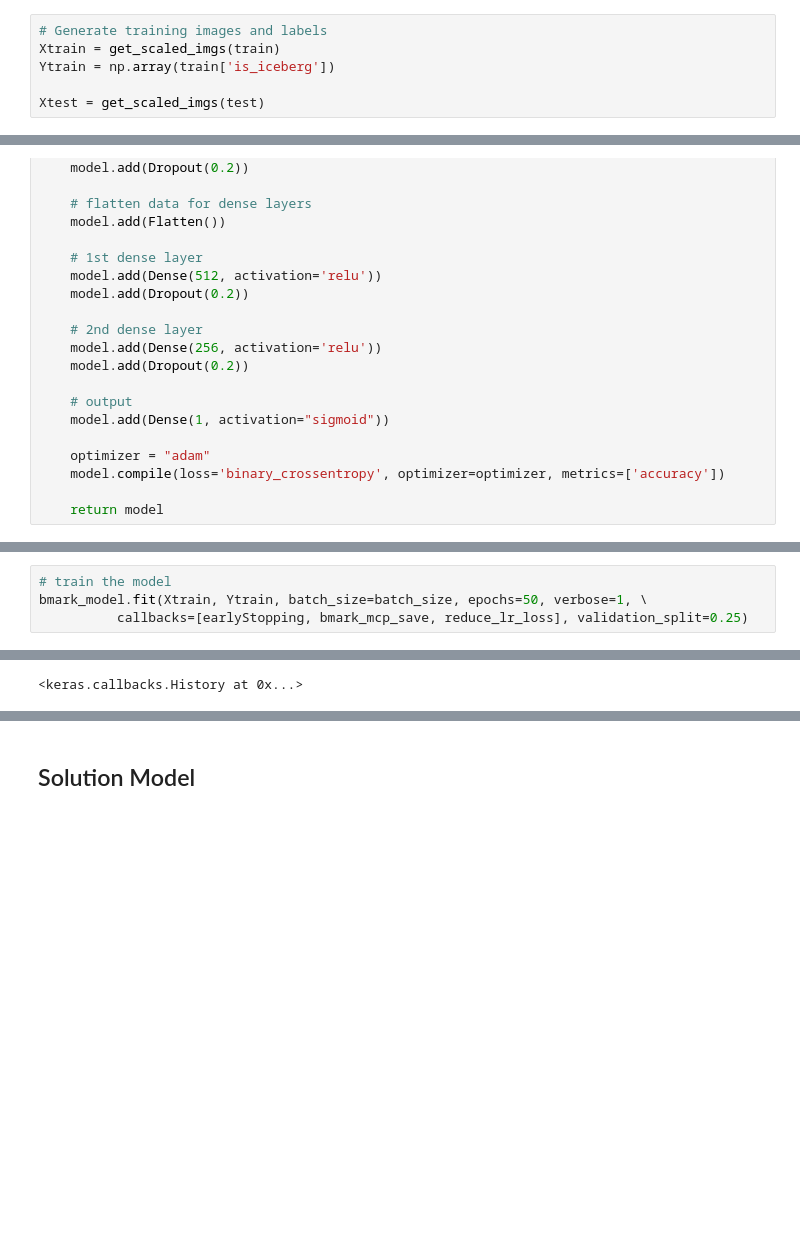
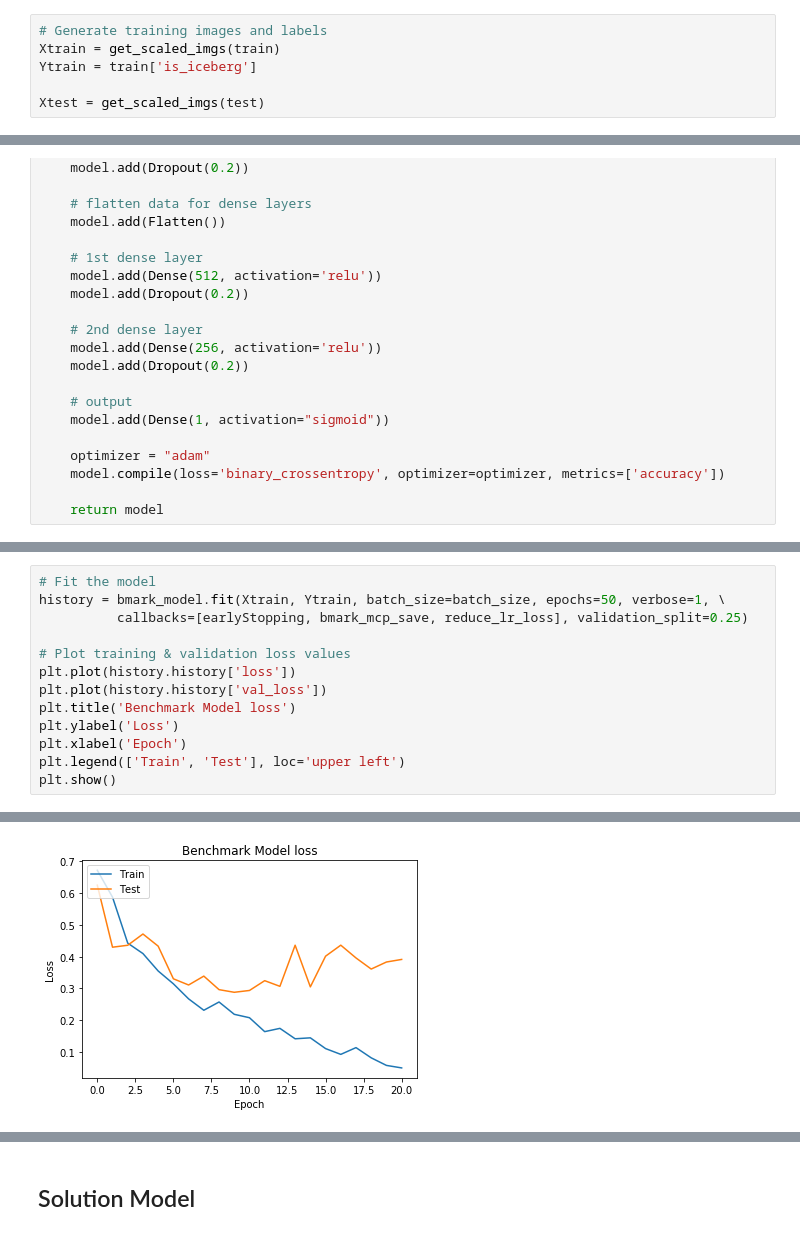
Before and after one commit to elkrojo/iceberg-spotter, a Jupyter notebook: iceberg_spotter.ipynb, the cells around one changed output, grey strips where cells are left out. Saved outputs shown, nothing was run; the diff lists cells and outputs as text; blank space fills up the shorter version.

```diff
--- a/iceberg_spotter.ipynb
+++ b/iceberg_spotter.ipynb
@@ -138,6 +142,6 @@ def get_scaled_imgs(df):
 # %%
 # Generate training images and labels
 Xtrain = get_scaled_imgs(train)
-Ytrain = np.array(train['is_iceberg'])
+Ytrain = train['is_iceberg']
 
 Xtest = get_scaled_imgs(test)
@@ -269,9 +271,18 @@ Trainable params: 560,193
 Non-trainable params: 0
 _________________________________________________________________
 # %%
-# train the model
-bmark_model.fit(Xtrain, Ytrain, batch_size=batch_size, epochs=50, verbose=1, \
+# Fit the model
+history = bmark_model.fit(Xtrain, Ytrain, batch_size=batch_size, epochs=50, verbose=1, \
           callbacks=[earlyStopping, bmark_mcp_save, reduce_lr_loss], validation_split=0.25)
+
+# Plot training & validation loss values
+plt.plot(history.history['loss'])
+plt.plot(history.history['val_loss'])
+plt.title('Benchmark Model loss')
+plt.ylabel('Loss')
+plt.xlabel('Epoch')
+plt.legend(['Train', 'Test'], loc='upper left')
+plt.show()
 # %% [output]
 Train on 1203 samples, validate on 401 samples
 Epoch 1/50
@@ -293,2 +304,2 @@ Epoch 29/50
-<keras.callbacks.History at 0x...>
+[figure, added]
 # %%
```
Also changed, not shown: parts of 29 cells of this notebook.
